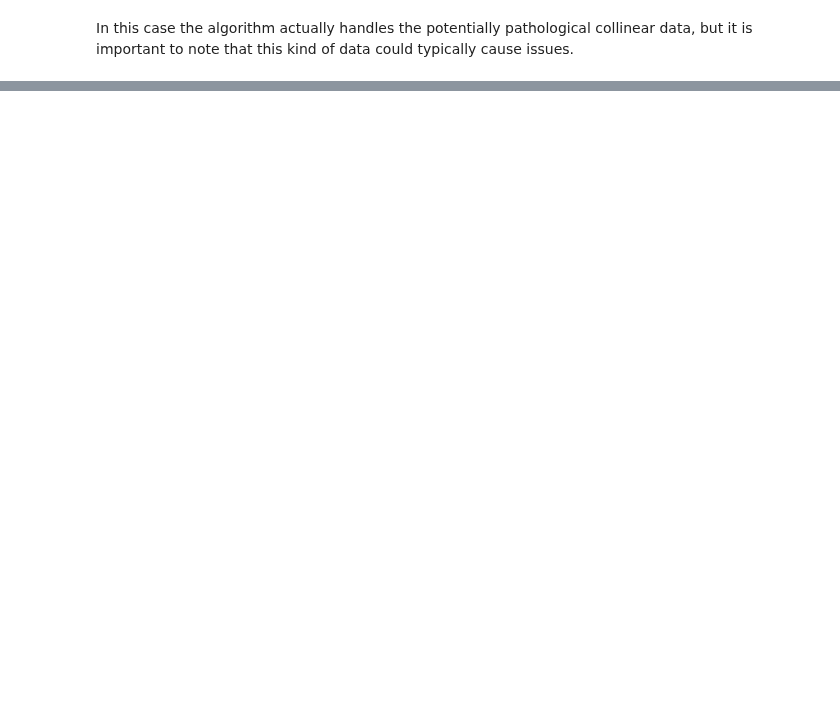
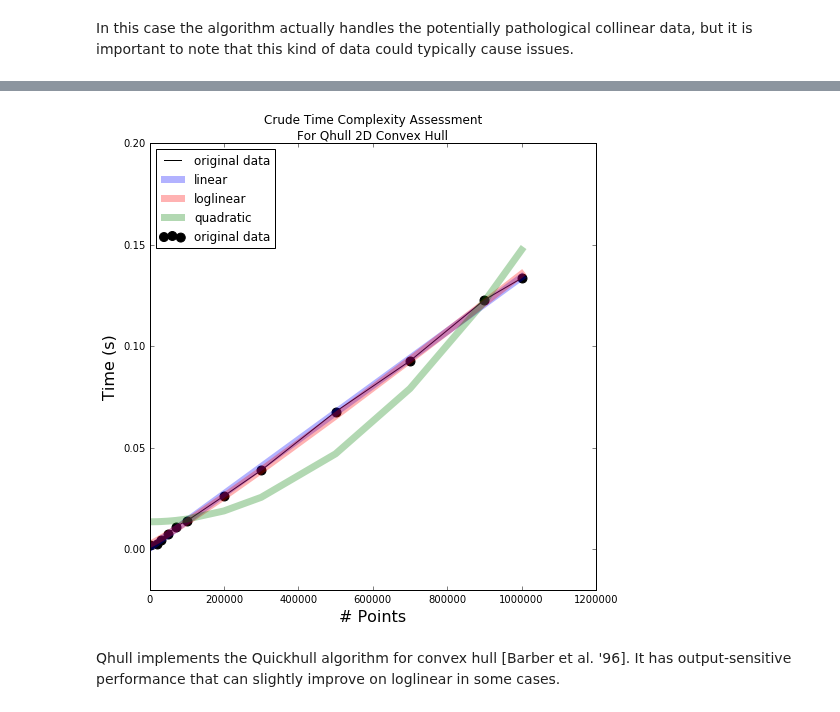
Before and after one commit to tylerjereddy/pycon-2016, a Jupyter notebook: computational_geometry_tutorial.ipynb, the cells around one changed output, grey strips where cells are left out. Drawn from its saved outputs; the diff is of its cells as text; code cells hidden in the pictures; blank space fills up the shorter version.

Commit message:
Drafted section 3.2: Practical Algorithm Time & Space Complexities.

```diff
--- a/computational_geometry_tutorial.ipynb
+++ b/computational_geometry_tutorial.ipynb
@@ -422,0 +488,29 @@ In this case the algorithm actually handles the potentially pathological colline
+# %%
+import scipy.optimize
+popt, pcov = scipy.optimize.curve_fit(linear, points_list, list_times)
+linear_y_data = linear(np.array(points_list), popt[0], popt[1])
+popt, pcov = scipy.optimize.curve_fit(loglinear, points_list, list_times)
+loglinear_y_data = loglinear(np.array(points_list), popt[0], popt[1])
+popt, pcov = scipy.optimize.curve_fit(quadratic, points_list, list_times)
+quadratic_y_data = quadratic(np.array(points_list), popt[0], popt[1])
+
+fig_bench_hull = plt.figure()
+ax = fig_bench_hull.add_subplot(111)
+ax.scatter(points_list, list_times, c='k', label='original data', s = 80)
+ax.plot(points_list, list_times, c='k', label='original data')
+
+ax.plot(points_list, linear_y_data, c = 'blue', lw=7,alpha = 0.3, label = 'linear')
+ax.plot(points_list, loglinear_y_data, c = 'red', lw=7,alpha = 0.3, label = 'loglinear')
+ax.plot(points_list, quadratic_y_data, c = 'green', lw=7,alpha = 0.3, label = 'quadratic')
+ax.legend(loc=2)
+
+ax.set_title('Crude Time Complexity Assessment\nFor Qhull 2D Convex Hull')
+ax.set_xlim(-50,1.2e+6)
+ax.set_ylim(-0.02,0.20)
+ax.set_xlabel('# Points',fontsize=16)
+ax.set_ylabel('Time (s)', fontsize=16)
+fig_bench_hull.set_size_inches(8,8)
+# %% [output]
+[figure, added]
+# %% [markdown]
+Qhull implements the Quickhull algorithm for convex hull [Barber et al. '96]. It has output-sensitive performance that can slightly improve on loglinear in some cases.
```
Also changed, not shown: parts of 7 cells of this notebook.
